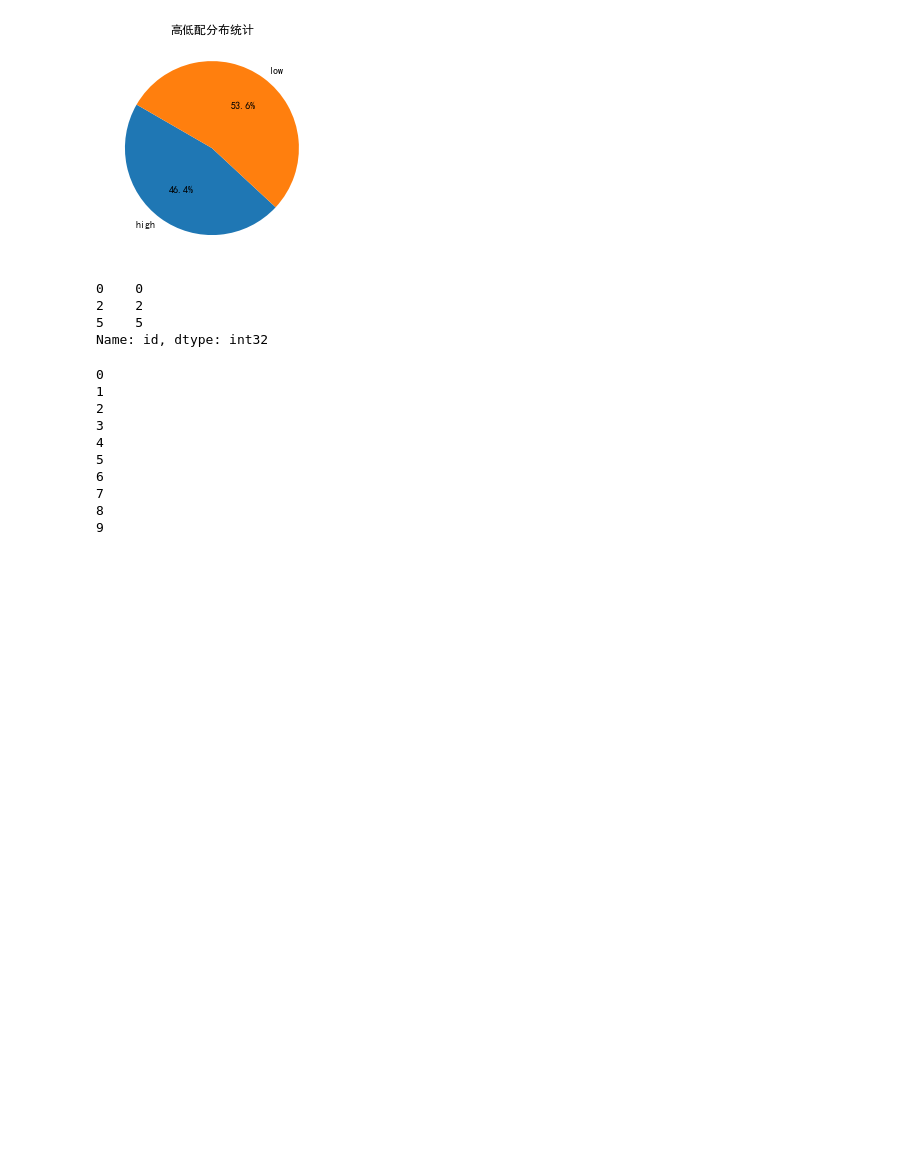
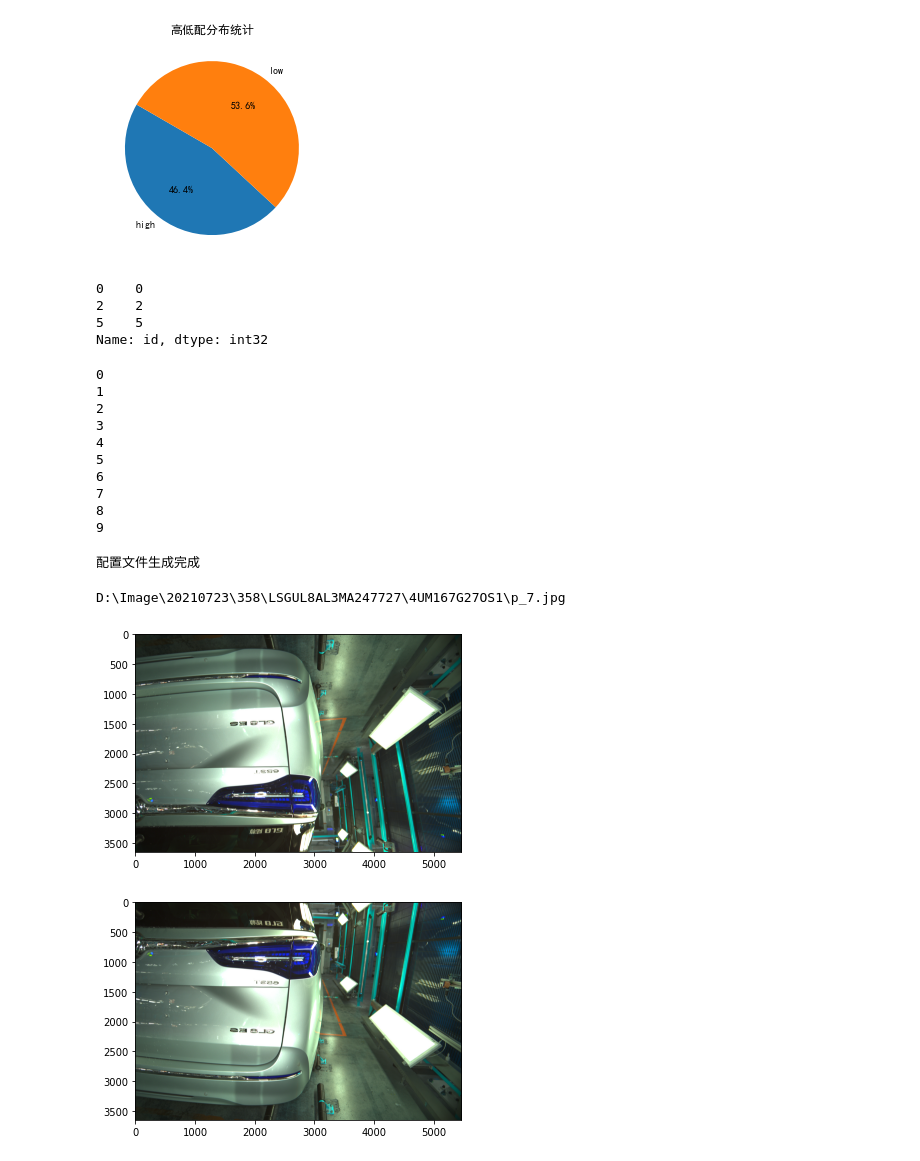
Before and after one commit to wangbingsum/VehicleDetection, a Jupyter notebook: analysis.ipynb, the cells around one changed output. Saved outputs shown, nothing was run; the diff lists cells and outputs as text; code cells hidden in the pictures; blank space fills up the shorter version.

```diff
--- a/analysis.ipynb
+++ b/analysis.ipynb
@@ -81,3 +81,27 @@ for i in range(1, len(x) + 1):
 7
 8
 9
+# %%
+from modules.utility.get_package import generate_and_save_config
+path = r'D:\Project\Python\VehicleDetection\config\NB.json'
+generate_and_save_config(path, './output/result.txt')
+# %% [output]
+配置文件生成完成
+# %%
+path = r'D:\Image\20210723\358\LSGUL8AL3MA247727\4UM167G27OS1\p_7.jpg'
+print(path)
+# %% [output]
+D:\Image\20210723\358\LSGUL8AL3MA247727\4UM167G27OS1\p_7.jpg
+# %%
+import cv2
+import matplotlib.pyplot as plt
+img = cv2.imread(path)
+plt.imshow(img, cmap='gray')
+plt.show()
+
+fliped = cv2.flip(img, flipCode=0)
+plt.imshow(fliped, cmap='gray')
+plt.show()
+# %% [output]
+[figure, added]
+[figure, added]
```
Also changed, not shown: 6 other files.
